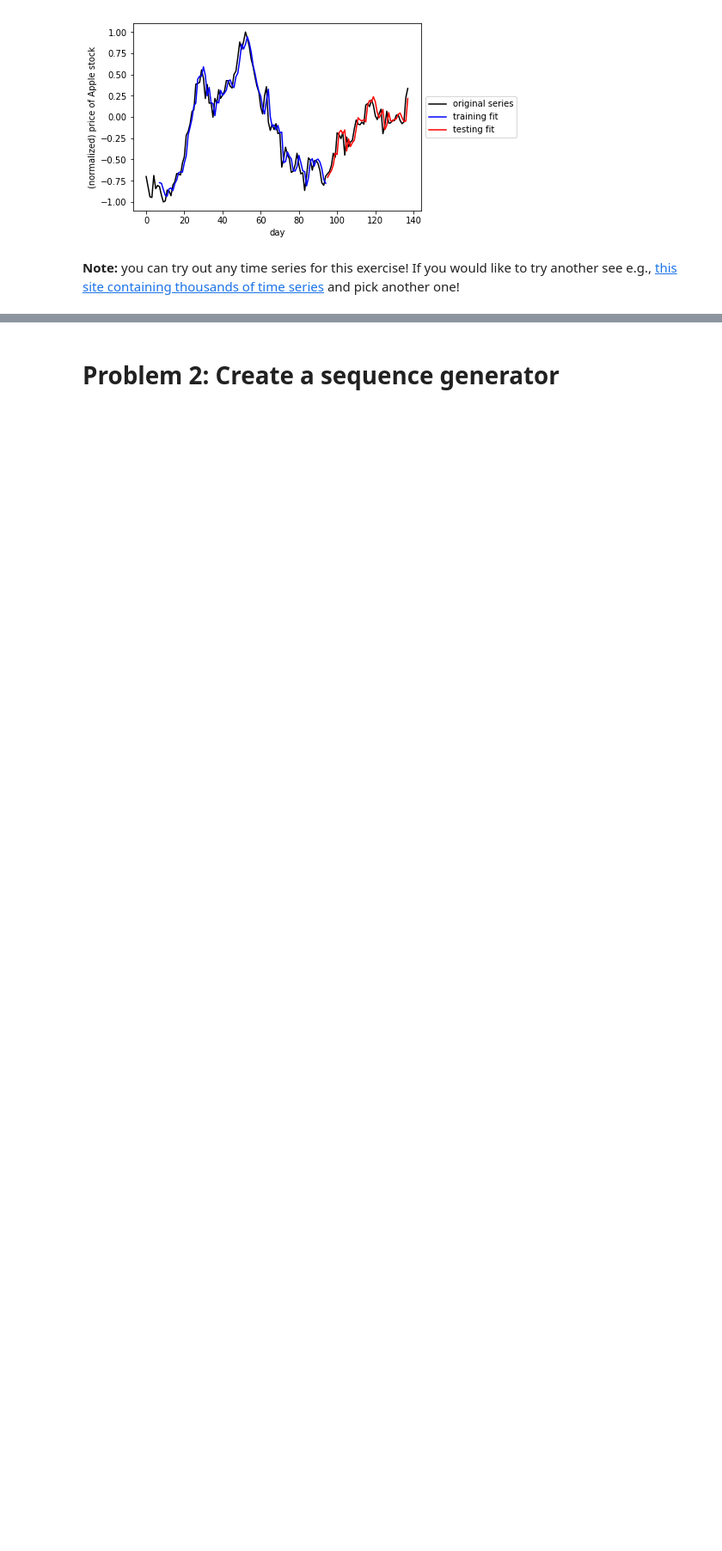
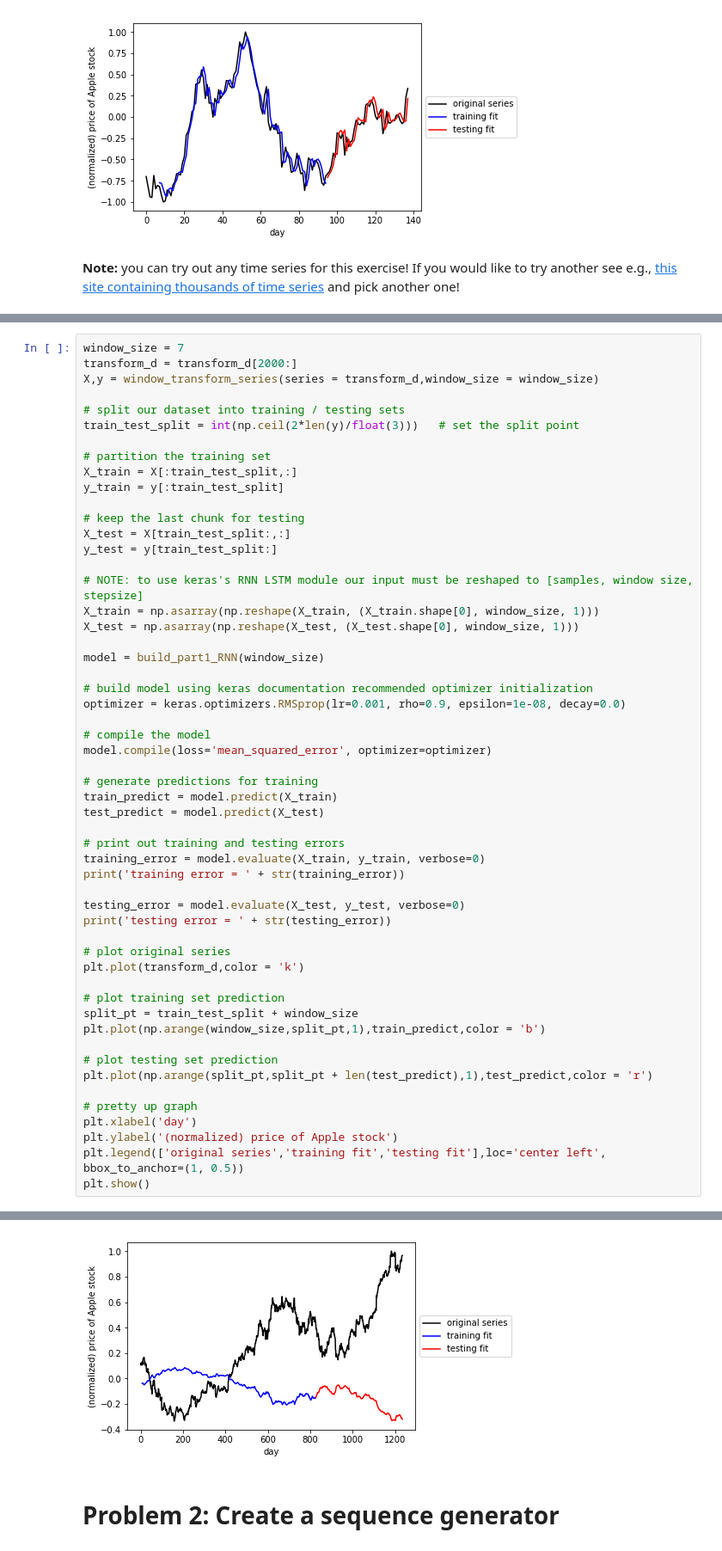
Before and after one commit to climberwb/aind2-rnn, a Jupyter notebook: RNN_project.ipynb, the cells around one changed output, grey strips where cells are left out. Shown at 86% size. Saved outputs shown, nothing was run; the diff lists cells and outputs as text; blank space fills up the shorter version.

Commit message:
added logic to extract stock market data

```diff
--- a/RNN_project.ipynb
+++ b/RNN_project.ipynb
@@ -312,0 +328,55 @@ ModuleNotFoundError: No module named 'pandas'
+# %%
+window_size = 7
+transform_d = transform_d[2000:]
+X,y = window_transform_series(series = transform_d,window_size = window_size)
+
+# split our dataset into training / testing sets
+train_test_split = int(np.ceil(2*len(y)/float(3)))   # set the split point
+
+# partition the training set
+X_train = X[:train_test_split,:]
+y_train = y[:train_test_split]
+
+# keep the last chunk for testing
+X_test = X[train_test_split:,:]
+y_test = y[train_test_split:]
+
+# NOTE: to use keras's RNN LSTM module our input must be reshaped to [samples, window size, stepsize]
+X_train = np.asarray(np.reshape(X_train, (X_train.shape[0], window_size, 1)))
+X_test = np.asarray(np.reshape(X_test, (X_test.shape[0], window_size, 1)))
+
+model = build_part1_RNN(window_size)
+
+# build model using keras documentation recommended optimizer initialization
+optimizer = keras.optimizers.RMSprop(lr=0.001, rho=0.9, epsilon=1e-08, decay=0.0)
+
+# compile the model
+model.compile(loss='mean_squared_error', optimizer=optimizer)
+
+# generate predictions for training
+train_predict = model.predict(X_train)
+test_predict = model.predict(X_test)
+
+# print out training and testing errors
+training_error = model.evaluate(X_train, y_train, verbose=0)
+print('training error = ' + str(training_error))
+
+testing_error = model.evaluate(X_test, y_test, verbose=0)
+print('testing error = ' + str(testing_error))
+
+# plot original series
+plt.plot(transform_d,color = 'k')
+
+# plot training set prediction
+split_pt = train_test_split + window_size
+plt.plot(np.arange(window_size,split_pt,1),train_predict,color = 'b')
+
+# plot testing set prediction
+plt.plot(np.arange(split_pt,split_pt + len(test_predict),1),test_predict,color = 'r')
+
+# pretty up graph
+plt.xlabel('day')
+plt.ylabel('(normalized) price of Apple stock')
+plt.legend(['original series','training fit','testing fit'],loc='center left', bbox_to_anchor=(1, 0.5))
+plt.show()
+# %% [output]
@@ -313,3 +385,4 @@ ModuleNotFoundError: No module named 'pandas'
+[figure, added]
 # %% [markdown]
 # Problem 2: Create a sequence generator
 # %% [markdown]
```
Also changed, not shown: parts of 5 cells of this notebook.
